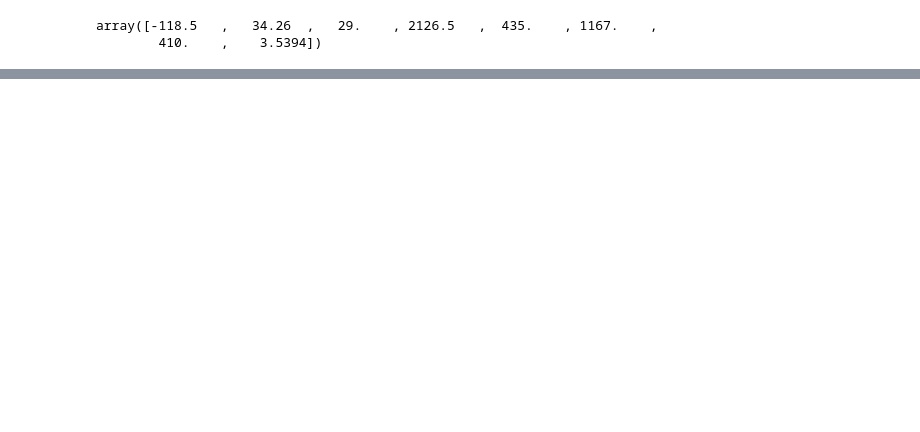
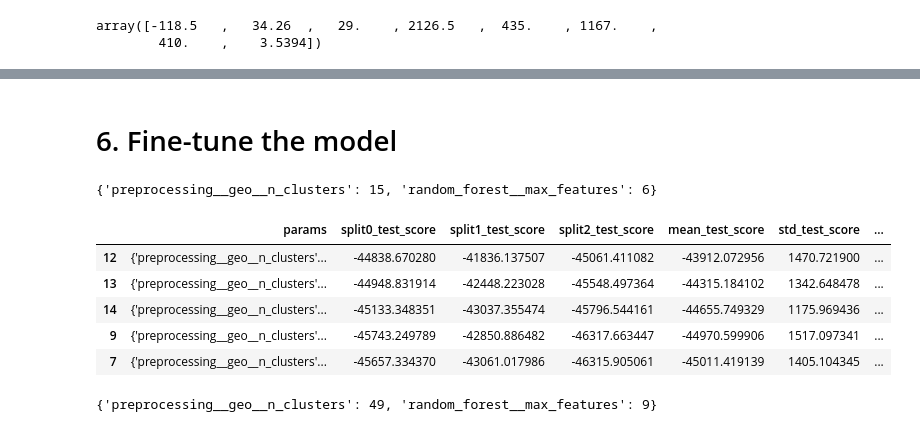
Before and after one commit to leztien/portfolio-project-linear-regression-for-price-prediction, a Jupyter notebook: exploratory_data_analysis.ipynb, the cells around one changed output, grey strips where cells are left out. Cells and saved outputs as stored; diff of their text form; code cells hidden in the pictures; blank space fills up the shorter version.

```diff
--- a/exploratory_data_analysis.ipynb
+++ b/exploratory_data_analysis.ipynb
@@ -496,0 +671,9 @@ array([-118.5   ,   34.26  ,   29.    , 2126.5   ,  435.    , 1167.    ,
+# %%
+# Linear regression
+
+preprocessing = processing
+
+model_1 = make_pipeline(preprocessing, LinearRegression()).fit(df, y)
+ytrue = y
+ypred = model_1.predict(df)
+root_mean_squared_error(ytrue, ypred)
@@ -496,0 +724,39 @@ array([-118.5   ,   34.26  ,   29.    , 2126.5   ,  435.    , 1167.    ,
+# %% [markdown]
+# 6. Fine-tune the model
+# %%
+#Grid Search
+pipeline = Pipeline([
+    ("preprocessing", preprocessing),
+    ("random_forest", RandomForestRegressor())
+])
+
+param_grid = [
+    {'preprocessing__geo__n_clusters': [5, 8, 10],
+     'random_forest__max_features': [4, 6, 8]},
+    {'preprocessing__geo__n_clusters': [10, 15],
+     'random_forest__max_features': [6, 8, 10]},
+]
+
+grid_search = GridSearchCV(pipeline, param_grid, cv=3, scoring='neg_root_mean_squared_error')
+grid_search.fit(df, y)
+grid_search.best_params_
+# %% [output]
+{'preprocessing__geo__n_clusters': 15, 'random_forest__max_features': 6}
+# %%
+pd.DataFrame(grid_search.cv_results_).iloc[:, 6:].sort_values(by='mean_test_score', ascending=False).head(5)
+# %% [output]
+|  | params | split0_test_score | split1_test_score | split2_test_score | mean_test_score | std_test_score | ... |
+| 12 | {'preprocessing__geo__n_clusters'... | -44838.670280 | -41836.137507 | -45061.411082 | -43912.072956 | 1470.721900 | ... |
+| 13 | {'preprocessing__geo__n_clusters'... | -44948.831914 | -42448.223028 | -45548.497364 | -44315.184102 | 1342.648478 | ... |
+| 14 | {'preprocessing__geo__n_clusters'... | -45133.348351 | -43037.355474 | -45796.544161 | -44655.749329 | 1175.969436 | ... |
+| 9 | {'preprocessing__geo__n_clusters'... | -45743.249789 | -42850.886482 | -46317.663447 | -44970.599906 | 1517.097341 | ... |
+| 7 | {'preprocessing__geo__n_clusters'... | -45657.334370 | -43061.017986 | -46315.905061 | -45011.419139 | 1405.104345 | ... |
+# %%
+# Randomized Search
+param_distributions = {'preprocessing__geo__n_clusters': randint(low=10, high=60),
+                       'random_forest__max_features': randint(2, 20)}
+rs = RandomizedSearchCV(pipeline, param_distributions, n_iter=10, cv=3, scoring='neg_root_mean_squared_error')
+rs.fit(df, y)
+rs.best_params_, -rs.best_score_
+# %% [output]
+{'preprocessing__geo__n_clusters': 49, 'random_forest__max_features': 9}
```
Also changed, not shown: parts of 22 cells of this notebook, 2 other files.
